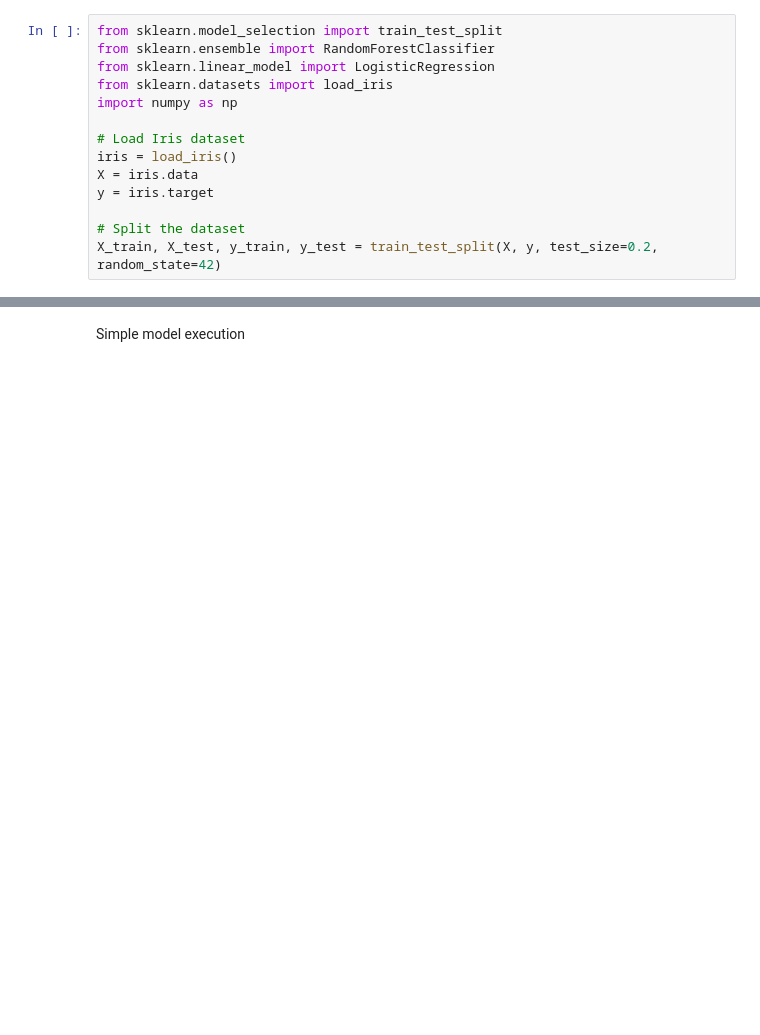
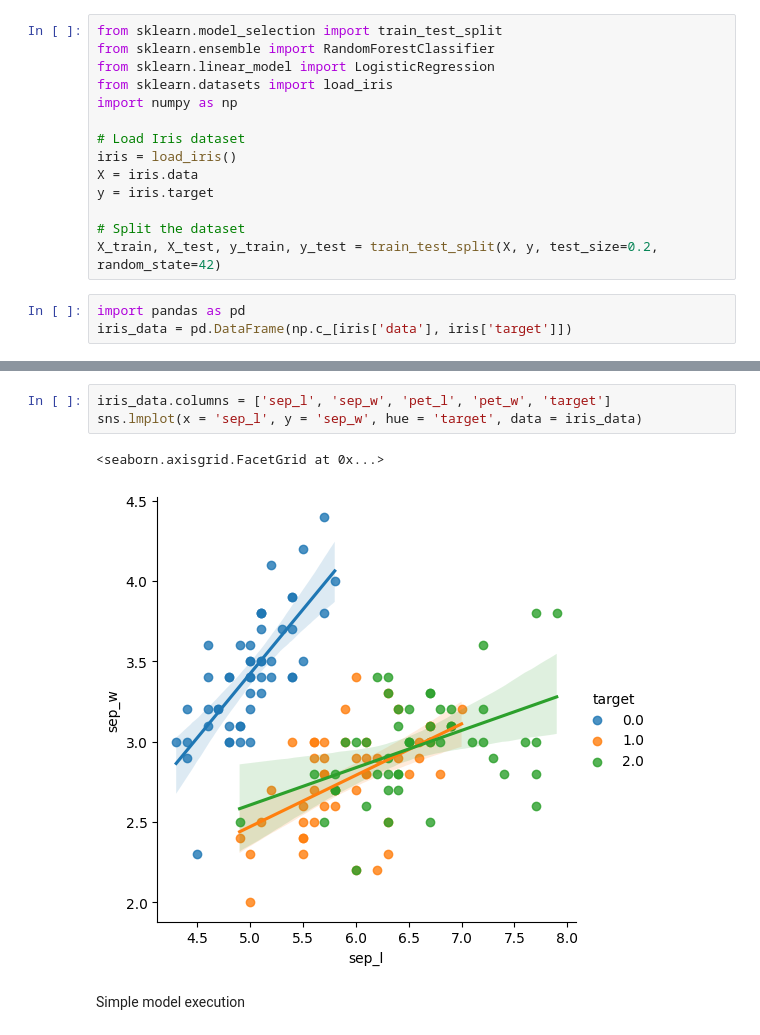
Before and after one commit to jreid94/schulich_data_science, a Jupyter notebook: Data Science 2/In Class Exercises/class3_interpretability.ipynb, the cells around one changed output, grey strips where cells are left out. Saved outputs shown, nothing was run; the diff lists cells and outputs as text; blank space fills up the shorter version.

```diff
--- a/Data Science 2/In Class Exercises/class3_interpretability.ipynb
+++ b/Data Science 2/In Class Exercises/class3_interpretability.ipynb
@@ -36,3 +36,6 @@ y = iris.target
 
 # Split the dataset
 X_train, X_test, y_train, y_test = train_test_split(X, y, test_size=0.2, random_state=42)
+# %%
+import pandas as pd
+iris_data = pd.DataFrame(np.c_[iris['data'], iris['target']])
@@ -39,3 +60,9 @@ X_train, X_test, y_train, y_test = train_test_split(X, y, test_size=0.2, random_
+# %%
+iris_data.columns = ['sep_l', 'sep_w', 'pet_l', 'pet_w', 'target']
+sns.lmplot(x = 'sep_l', y = 'sep_w', hue = 'target', data = iris_data)
+# %% [output]
+<seaborn.axisgrid.FacetGrid at 0x...>
+[figure, added]
 # %% [markdown]
 Simple model execution
 # %%
```
Also changed, not shown: parts of 5 cells of this notebook, 1 other file.
